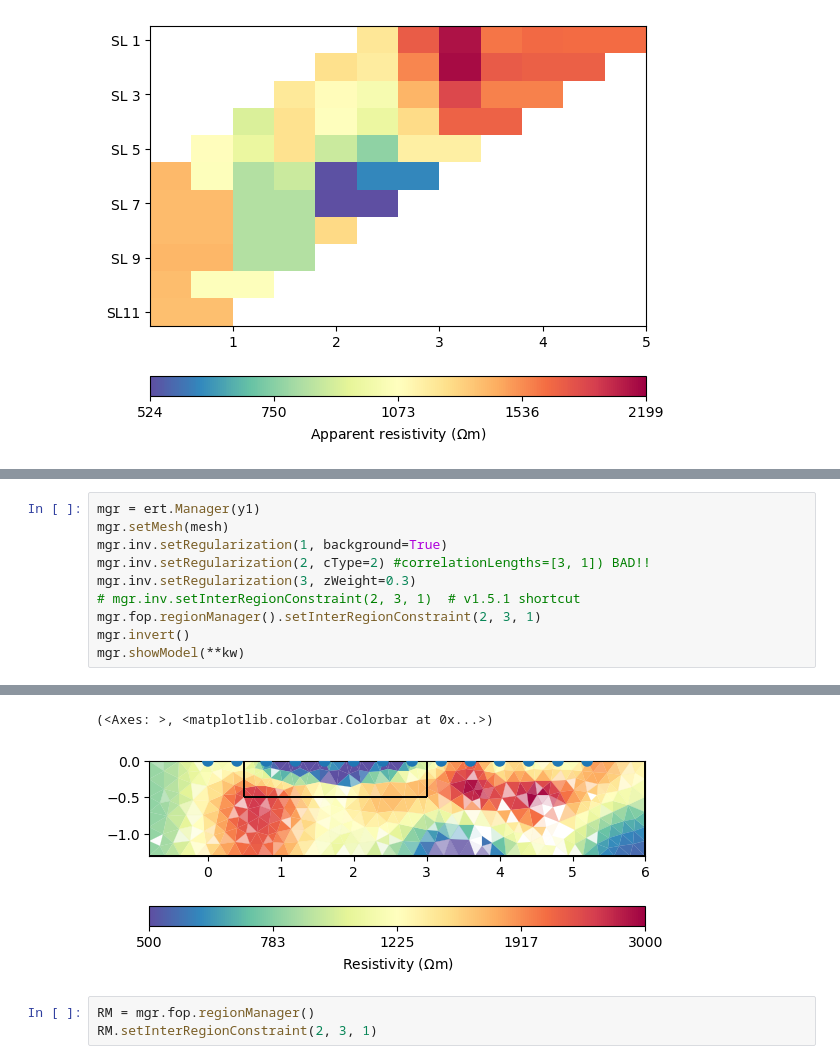
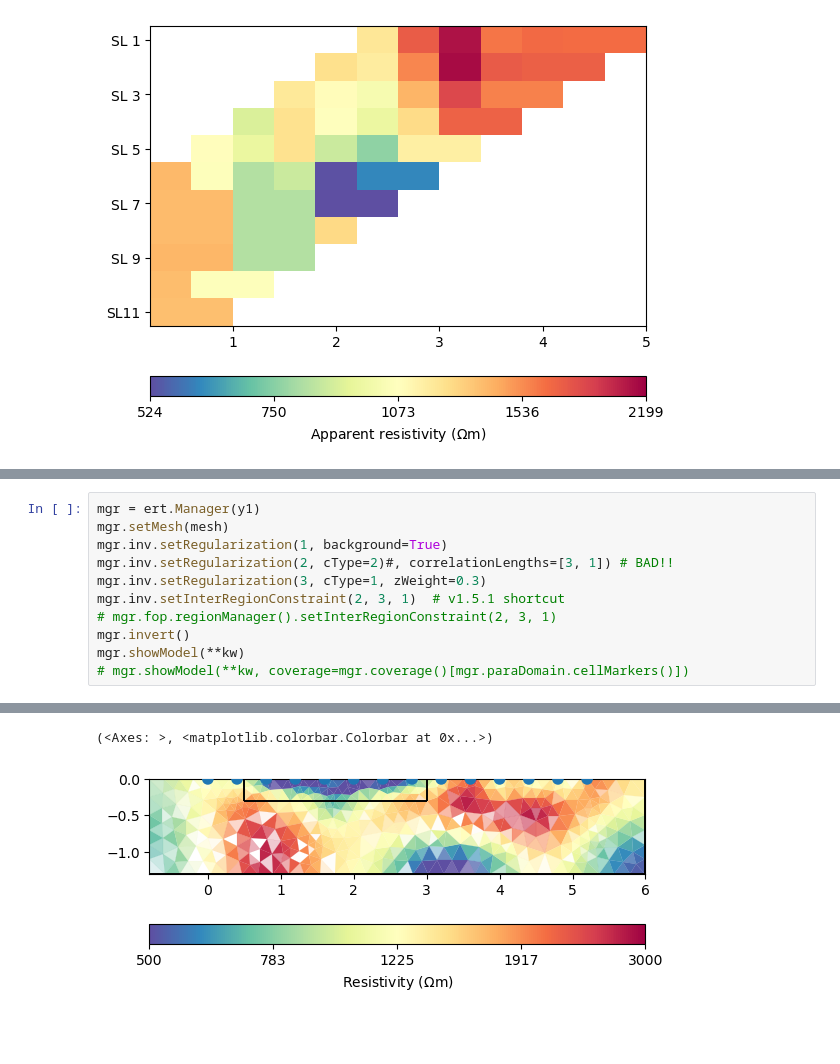
Before and after one commit to gimli-org/SEGwebinar, a Jupyter notebook: data/mulda/chregion.ipynb, the cells around one changed output, grey strips where cells are left out. Saved outputs shown, nothing was run; the diff lists cells and outputs as text; blank space fills up the shorter version.

```diff
--- a/data/mulda/chregion.ipynb
+++ b/data/mulda/chregion.ipynb
@@ -113,10 +117,11 @@ inv.iter 3 ... chi² =    0.95 (dPhi = 23.00%) lam: 20.0
 mgr = ert.Manager(y1)
 mgr.setMesh(mesh)
 mgr.inv.setRegularization(1, background=True)
-mgr.inv.setRegularization(2, cType=2) #correlationLengths=[3, 1]) BAD!!
-mgr.inv.setRegularization(3, zWeight=0.3)
-# mgr.inv.setInterRegionConstraint(2, 3, 1)  # v1.5.1 shortcut
-mgr.fop.regionManager().setInterRegionConstraint(2, 3, 1)
+mgr.inv.setRegularization(2, cType=2)#, correlationLengths=[3, 1]) # BAD!!
+mgr.inv.setRegularization(3, cType=1, zWeight=0.3)
+mgr.inv.setInterRegionConstraint(2, 3, 1)  # v1.5.1 shortcut
+# mgr.fop.regionManager().setInterRegionConstraint(2, 3, 1)
 mgr.invert()
 mgr.showModel(**kw)
+# mgr.showModel(**kw, coverage=mgr.coverage()[mgr.paraDomain.cellMarkers()])
 # %% [output]
@@ -130,5 +135,2 @@ mgr.showModel(**kw)
 (<Axes: >, <matplotlib.colorbar.Colorbar at 0x...>)
-[figure, old version]
+[figure, new version]
-# %%
-RM = mgr.fop.regionManager()
-RM.setInterRegionConstraint(2, 3, 1)
```
Also changed, not shown: parts of 8 cells of this notebook, 2 other files.
